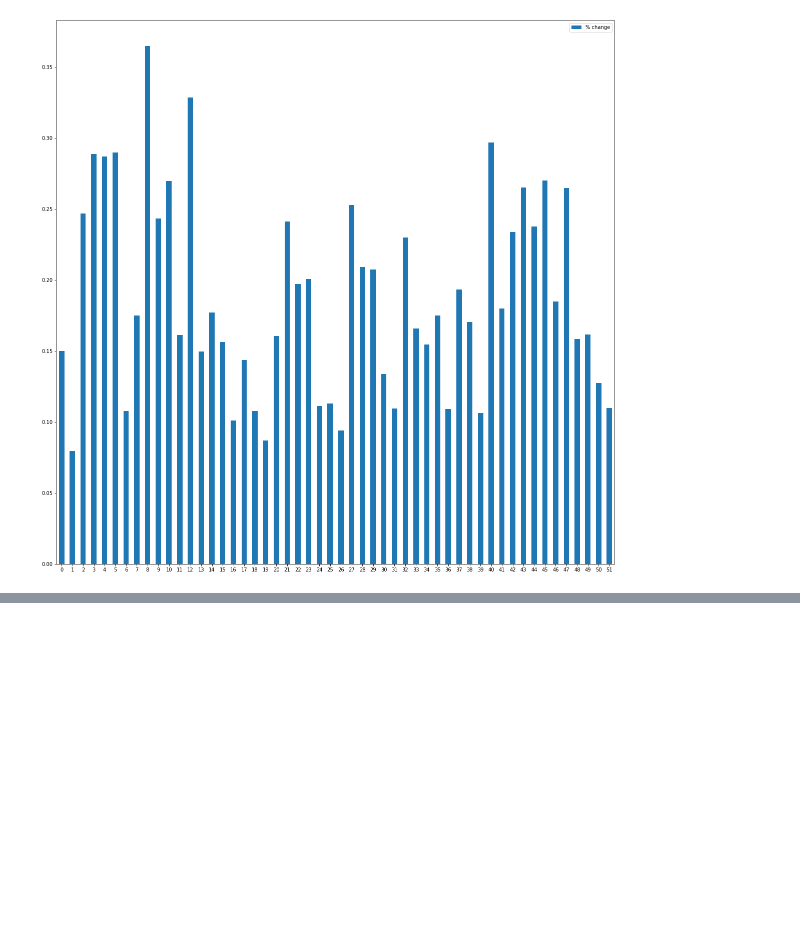
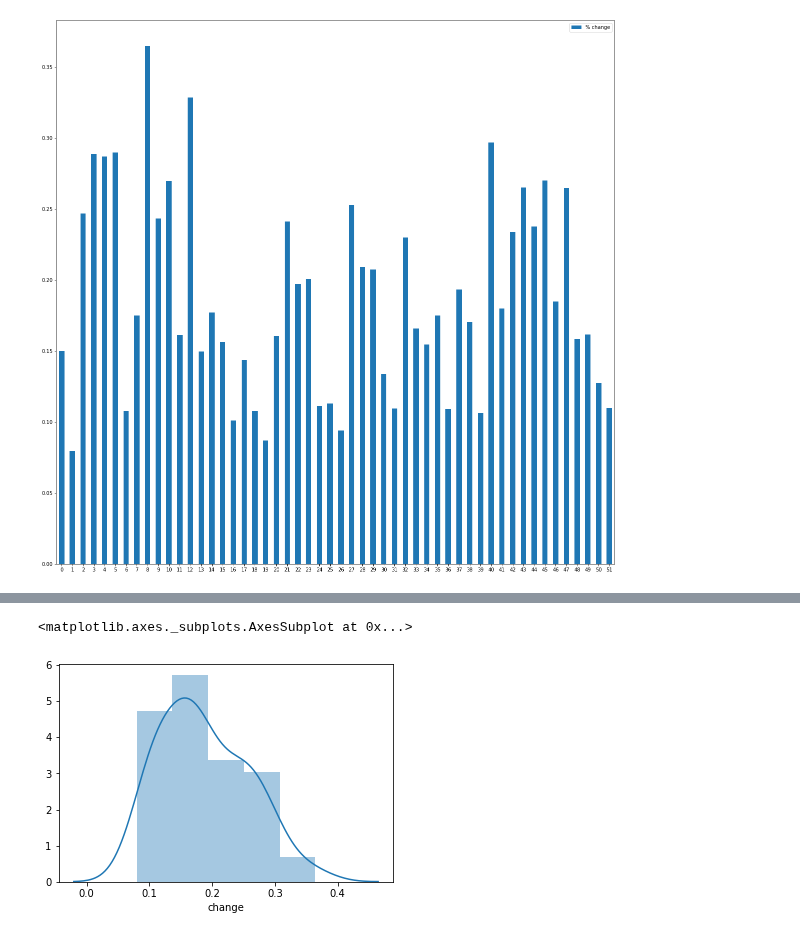
Before and after one commit to COGS108/group11_sp20, a Jupyter notebook: eda/Kiran108Analysis.ipynb, the cells around one changed output, grey strips where cells are left out. Cells and saved outputs as stored; diff of their text form; code cells hidden in the pictures; blank space fills up the shorter version.

```diff
--- a/eda/Kiran108Analysis.ipynb
+++ b/eda/Kiran108Analysis.ipynb
@@ -428,0 +438,5 @@ df.plot.bar(rot=0, figsize = (20,20))
+# %%
+sns.distplot(totalIn.change)
+# %% [output]
+<matplotlib.axes._subplots.AxesSubplot at 0x...>
+[figure, added]
```
Also changed, not shown: parts of 6 cells of this notebook.
